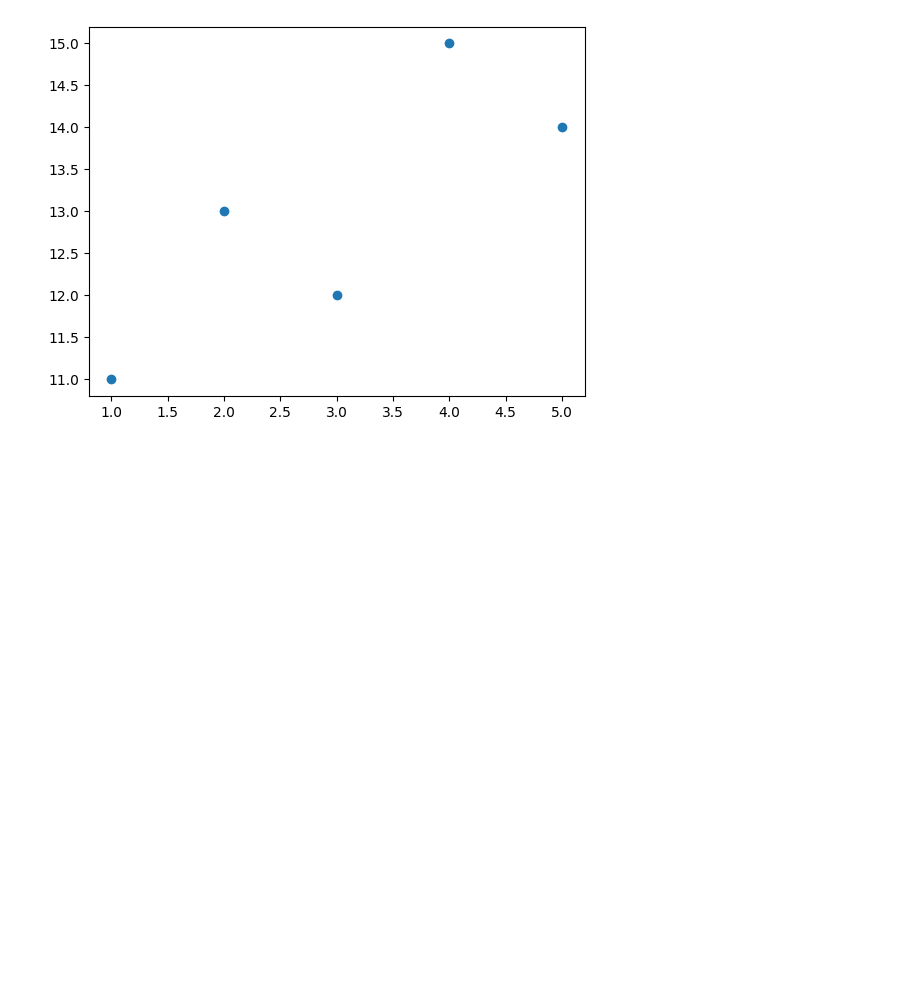
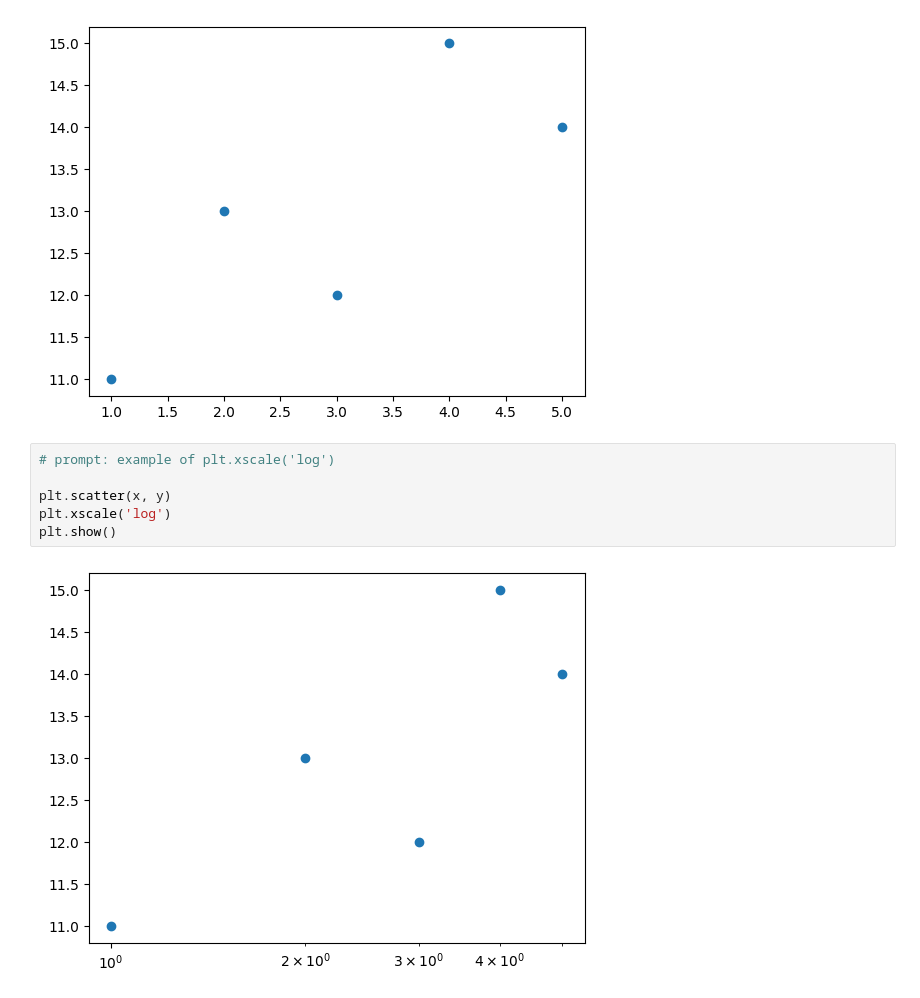
Before and after one commit to YesInAJiffy/Python, a Jupyter notebook: 2. PythonNextLevel.ipynb, the cells around one changed output. Drawn from its saved outputs; the diff is of its cells as text; blank space fills up the shorter version.

```diff
--- a/2. PythonNextLevel.ipynb
+++ b/2. PythonNextLevel.ipynb
@@ -17,3 +17,11 @@ plt.show()
 # %% [output]
 [figure]
 [figure]
+# %%
+# prompt: example of plt.xscale('log')
+
+plt.scatter(x, y)
+plt.xscale('log')
+plt.show()
+# %% [output]
+[figure, added]
```
Also changed, not shown: parts of 3 cells of this notebook.
